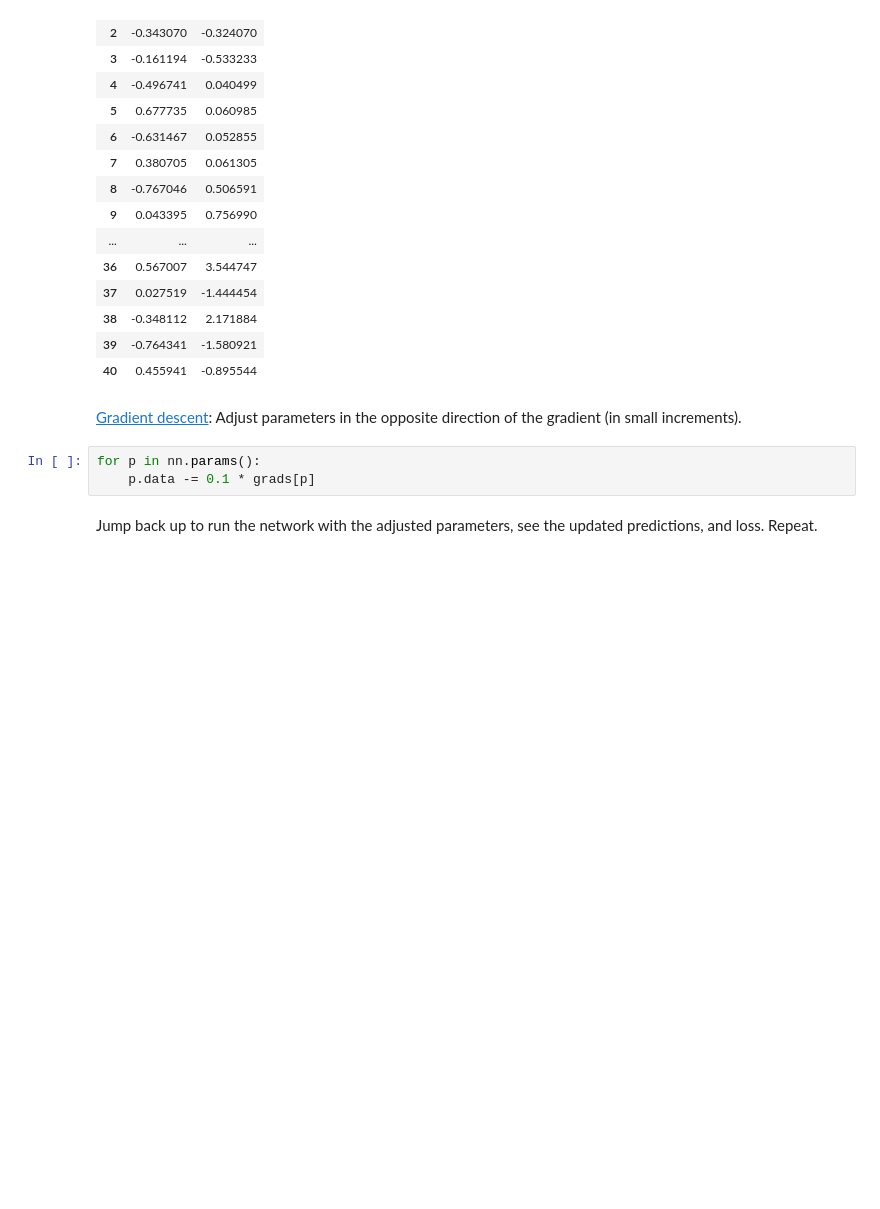
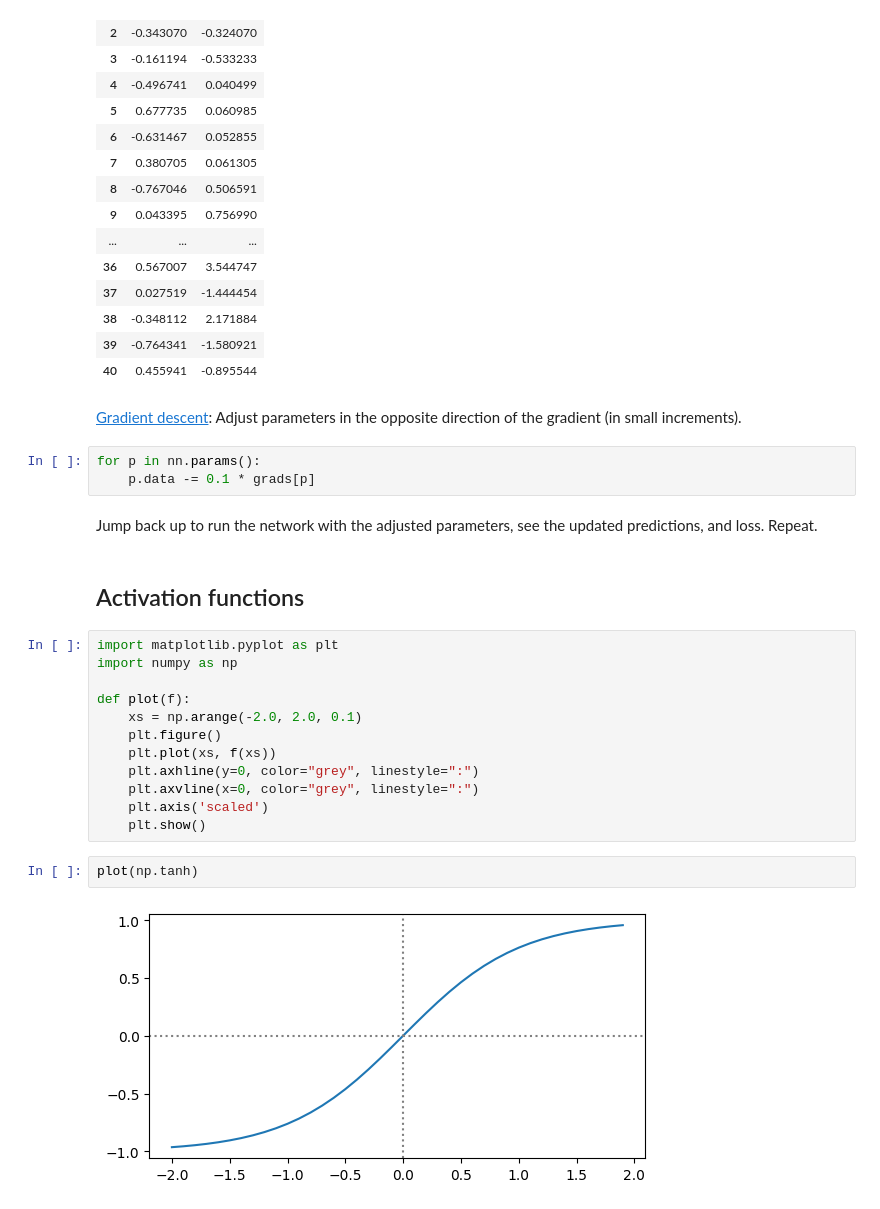
Before and after one commit to pmeinhardt/understanding, a Jupyter notebook: demo.ipynb, the cells around one changed output. Cells and saved outputs as stored; diff of their text form; blank space fills up the shorter version.

Commit message:
Thinking about different activation functions

```diff
--- a/demo.ipynb
+++ b/demo.ipynb
@@ -220,3 +220,21 @@ for p in nn.params():
     p.data -= 0.1 * grads[p]
 # %% [markdown]
 Jump back up to run the network with the adjusted parameters, see the updated predictions, and loss. Repeat.
+# %% [markdown]
+## Activation functions
+# %%
+import matplotlib.pyplot as plt
+import numpy as np
+
+def plot(f):
+    xs = np.arange(-2.0, 2.0, 0.1)
+    plt.figure()
+    plt.plot(xs, f(xs))
+    plt.axhline(y=0, color="grey", linestyle=":")
+    plt.axvline(x=0, color="grey", linestyle=":")
+    plt.axis('scaled')
+    plt.show()
+# %%
+plot(np.tanh)
+# %% [output]
+[figure, added]
```
Also changed, not shown: parts of 1 cell of this notebook, 2 other files.
